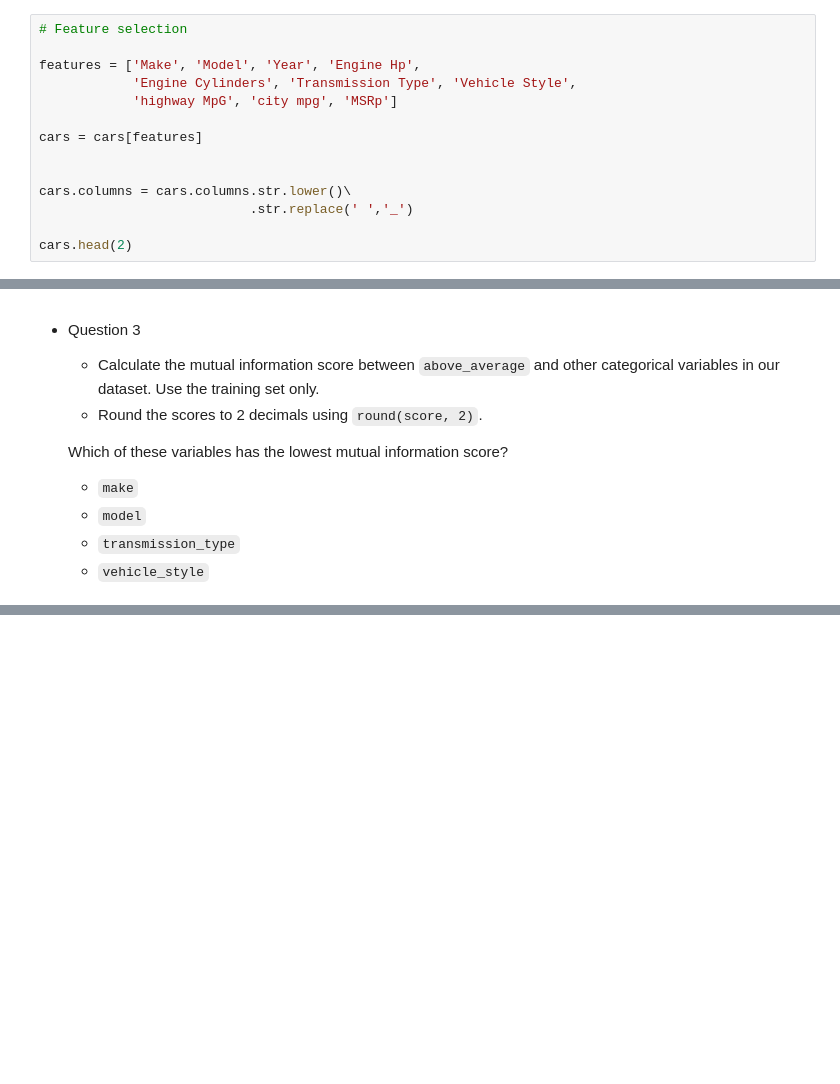
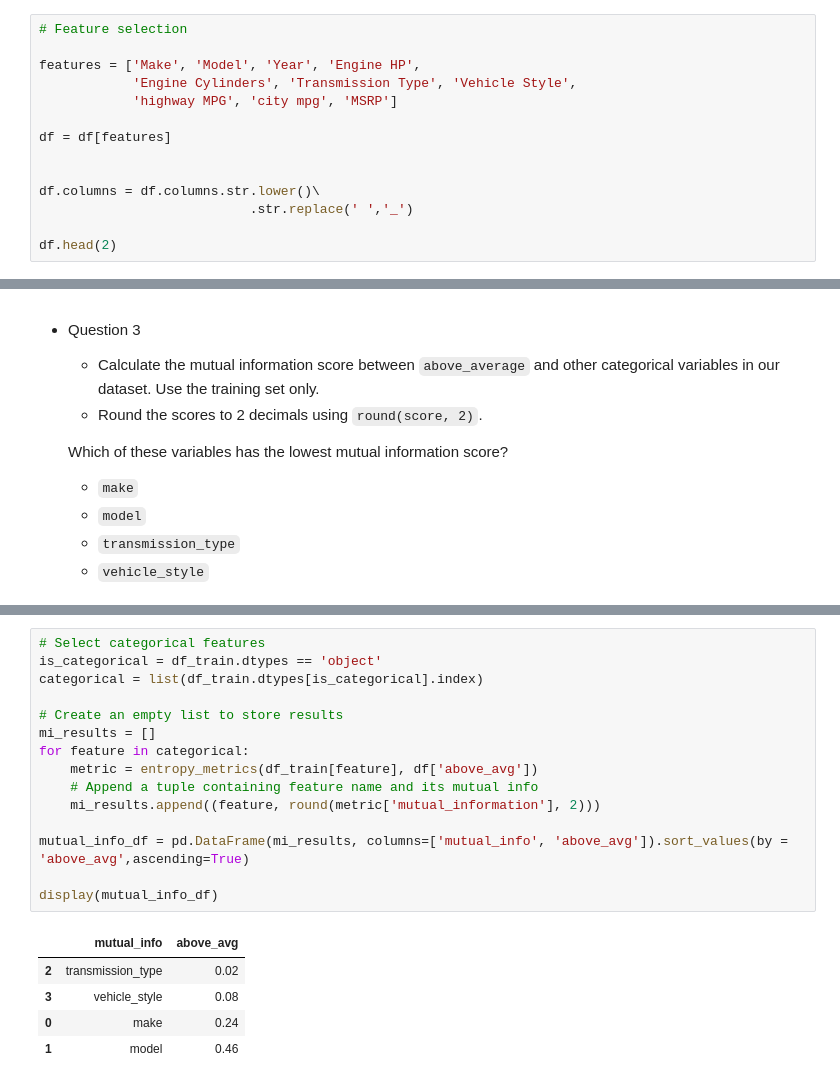
Before and after one commit to marcosbenicio/ML-zoomcamp, a Jupyter notebook: 03Classification/homework_3.ipynb, the cells around one changed output, grey strips where cells are left out. Cells and saved outputs as stored; diff of their text form; blank space fills up the shorter version.

```diff
--- a/03Classification/homework_3.ipynb
+++ b/03Classification/homework_3.ipynb
@@ -23,17 +24,17 @@ cars.head(2)
 # %%
 # Feature selection
 
-features = ['Make', 'Model', 'Year', 'Engine Hp',
+features = ['Make', 'Model', 'Year', 'Engine HP',
             'Engine Cylinders', 'Transmission Type', 'Vehicle Style',
-            'highway MpG', 'city mpg', 'MSRp']
+            'highway MPG', 'city mpg', 'MSRP']
 
-cars = cars[features]
+df = df[features]
 
 
-cars.columns = cars.columns.str.lower()\
+df.columns = df.columns.str.lower()\
                            .str.replace(' ','_')
 
-cars.head(2)
+df.head(2)
 # %% [output]
 |  | make | model | year | engine_hp | engine_cylinders | transmission_type | vehicle_style | highway_mpg | ... |
 | 0 | BMW | 1 Series M | 2011 | 335.0 | 6.0 | MANUAL | Coupe | 26 | ... |
@@ -437,3 +481,24 @@ Here's how to interpret mutual information:
+# %%
+# Select categorical features
+is_categorical = df_train.dtypes == 'object'
+categorical = list(df_train.dtypes[is_categorical].index)
+
+# Create an empty list to store results
+mi_results = []
+for feature in categorical:
+    metric = entropy_metrics(df_train[feature], df['above_avg'])
+    # Append a tuple containing feature name and its mutual info
+    mi_results.append((feature, round(metric['mutual_information'], 2)))
+
+mutual_info_df = pd.DataFrame(mi_results, columns=['mutual_info', 'above_avg']).sort_values(by = 'above_avg',ascending=True)
+
+display(mutual_info_df)
+# %% [output]
+|  | mutual_info | above_avg |
+| 2 | transmission_type | 0.02 |
+| 3 | vehicle_style | 0.08 |
+| 0 | make | 0.24 |
+| 1 | model | 0.46 |
 # %% [markdown]
 ## **Logistic Regression**
 
```
Also changed, not shown: parts of 22 cells of this notebook.
